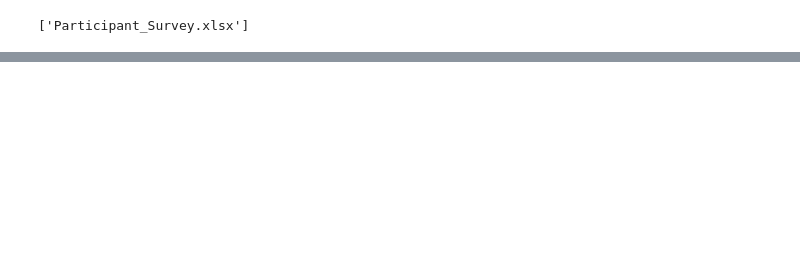
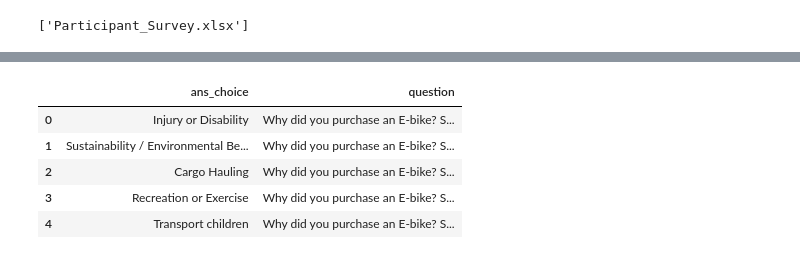
Before and after one commit to lindseytam/EBikeSurvey, a Jupyter notebook: notebook/build/01_build_ebike.ipynb, the cells around one changed output, grey strips where cells are left out. Cells and saved outputs as stored; diff of their text form; code cells hidden in the pictures; blank space fills up the shorter version.

```diff
--- a/notebook/build/01_build_ebike.ipynb
+++ b/notebook/build/01_build_ebike.ipynb
@@ -17,0 +51,25 @@ df = pd.read_excel(raw_path + "Participant_Survey.xlsx")
+# %%
+# Create a question look-up table
+q_map = defaultdict(list)
+
+q_list = [c for c in df.columns if c not in col_names]
+question = q_list[0]
+for i in range(len(q_list)):
+    if 'Unname' in q_list[i]:
+        q_list[i] = question
+    else:
+        question = q_list[i]
+
+for i in temp:
+    q_map['ans_choice'].append(sec_row[i])
+
+q_map['question'] = q_list
+q_map = pd.DataFrame(q_map)
+q_map.head()
+# %% [output]
+|  | ans_choice | question |
+| 0 | Injury or Disability | Why did you purchase an E-bike? S... |
+| 1 | Sustainability / Environmental Be... | Why did you purchase an E-bike? S... |
+| 2 | Cargo Hauling | Why did you purchase an E-bike? S... |
+| 3 | Recreation or Exercise | Why did you purchase an E-bike? S... |
+| 4 | Transport children | Why did you purchase an E-bike? S... |
```
Also changed, not shown: parts of 10 cells of this notebook, 2 other files.
